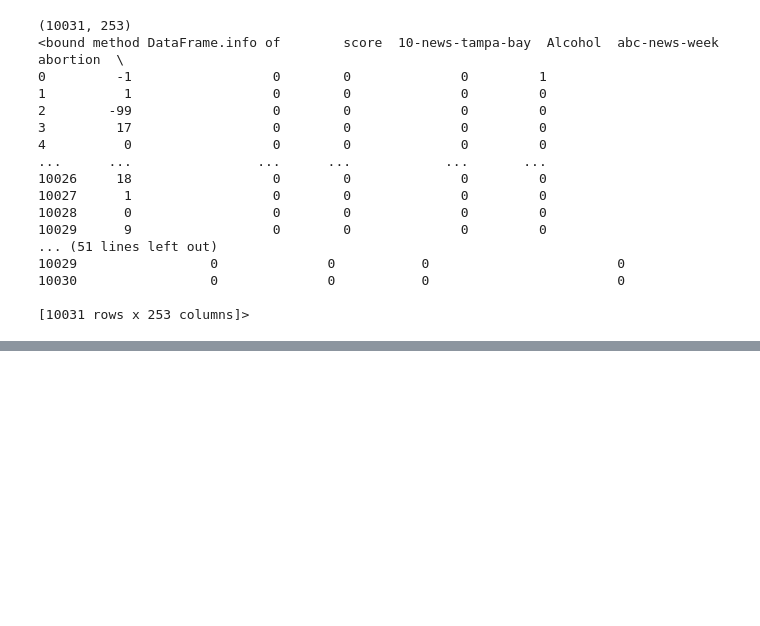
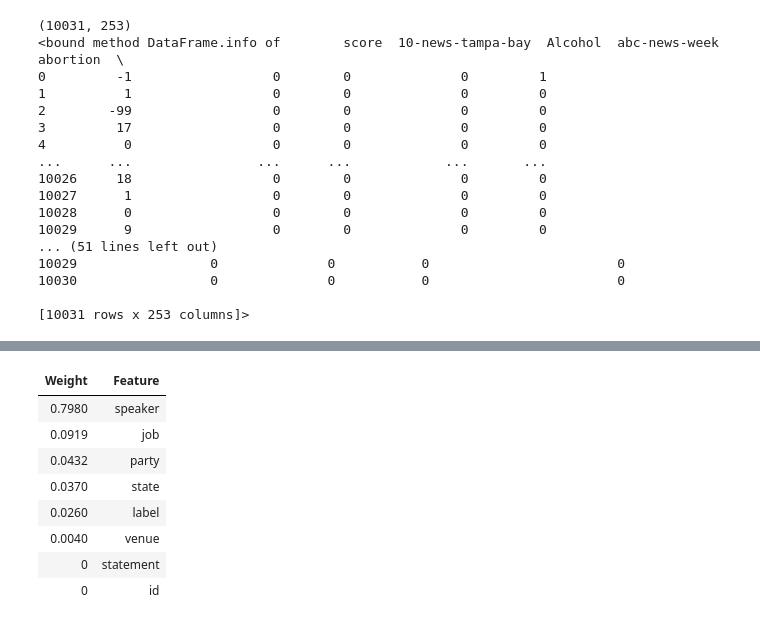
Before and after one commit to Enquisidor/chkr, a Jupyter notebook: Initial Models/Liar Model.ipynb, the cells around one changed output, grey strips where cells are left out. Drawn from its saved outputs; the diff is of its cells as text; code cells hidden in the pictures; blank space fills up the shorter version.

```diff
--- a/Initial Models/Liar Model.ipynb
+++ b/Initial Models/Liar Model.ipynb
@@ -139 +296,4 @@ print(r2_score(liar_test_all_hot.score, lr_grid_pred))
+# %%
+liar_train_all_df = liar_all_df.drop('subject', axis=1).iloc[0:8920, :].astype('category')
+liar_test_all_df = liar_all_df.drop('subject', axis=1).iloc[8921:, :].astype('category')
 # %%
@@ -328,0 +364,10 @@ NameError: name 'rfor_grid' is not defined
+# %%
+classifier = CatBoostClassifier(l2_leaf_reg=8,
+                          learning_rate=0.2,
+                          depth=1,
+                          boosting_type='Plain',
+                          one_hot_max_size=255,
+                          cat_features=list(liar_train_all_df.drop('score', axis=1).columns))
+
+classifier.fit(liar_train_all_df.drop('score', axis=1), liar_train_all_df.score)
+classifier.score(liar_test_all_df.drop('score', axis=1), liar_test_all_df.score)
@@ -328,0 +393,14 @@ NameError: name 'rfor_grid' is not defined
+# %%
+from eli5 import explain_weights_catboost
+
+explain_weights_catboost(classifier)
+# %% [output]
+| Weight | Feature |
+| 0.7980 | speaker |
+| 0.0919 | job |
+| 0.0432 | party |
+| 0.0370 | state |
+| 0.0260 | label |
+| 0.0040 | venue |
+| 0 | statement |
+| 0 | id |
```
Also changed, not shown: parts of 20 cells of this notebook, 8 other files.
